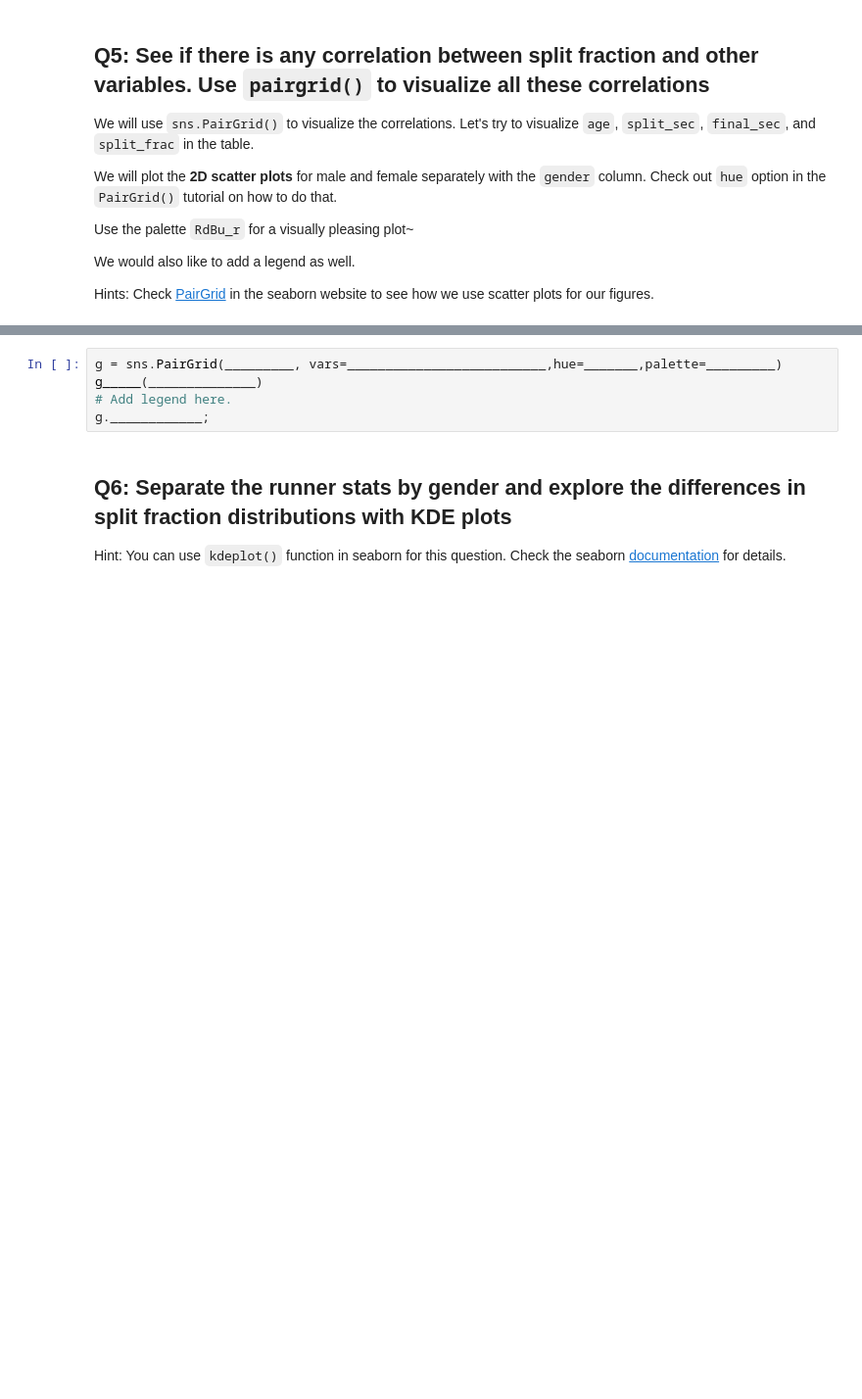
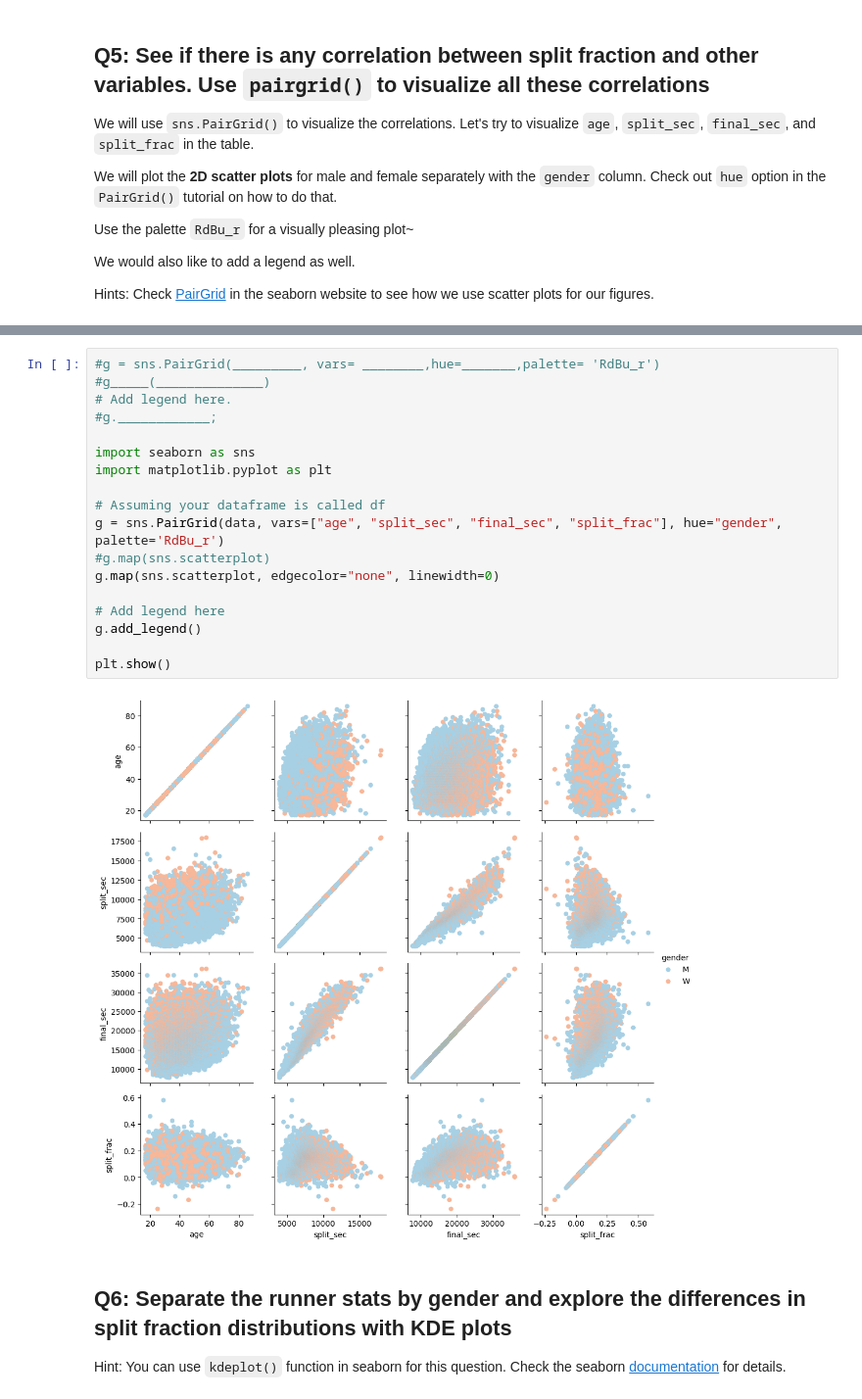
Before and after one commit to lynnbauerm/2025_Intro_Python, a Jupyter notebook: notebook/W4_S2.ipynb, the cells around one changed output, grey strips where cells are left out. Shown at 98% size. Cells and saved outputs as stored; diff of their text form; blank space fills up the shorter version.

```diff
--- a/notebook/W4_S2.ipynb
+++ b/notebook/W4_S2.ipynb
@@ -135,11 +135,26 @@ We would also like to add a legend as well.
 Hints: Check [PairGrid](https://seaborn.pydata.org/generated/seaborn.PairGrid.html) in the seaborn website to see how we use scatter plots for our figures.
 # %% [markdown]
 ![Unknown-4.png](embedded-picture-1)
-# %%
-g = sns.PairGrid(_________, vars=__________________________,hue=_______,palette=_________)
-g_____(______________)
-# Add legend here.
-g.____________;
+# %%
+#g = sns.PairGrid(_________, vars= ________,hue=_______,palette= 'RdBu_r')
+#g_____(______________)
+# Add legend here.
+#g.____________;
+
+import seaborn as sns
+import matplotlib.pyplot as plt
+
+# Assuming your dataframe is called df
+g = sns.PairGrid(data, vars=["age", "split_sec", "final_sec", "split_frac"], hue="gender", palette='RdBu_r')
+#g.map(sns.scatterplot)
+g.map(sns.scatterplot, edgecolor="none", linewidth=0)
+
+# Add legend here
+g.add_legend()
+
+plt.show()
+# %% [output]
+[figure, added]
 # %% [markdown]
 ## Q6: Separate the runner stats by gender and explore the differences in split fraction distributions with KDE plots
 
```
Also changed, not shown: parts of 1 cell of this notebook.
